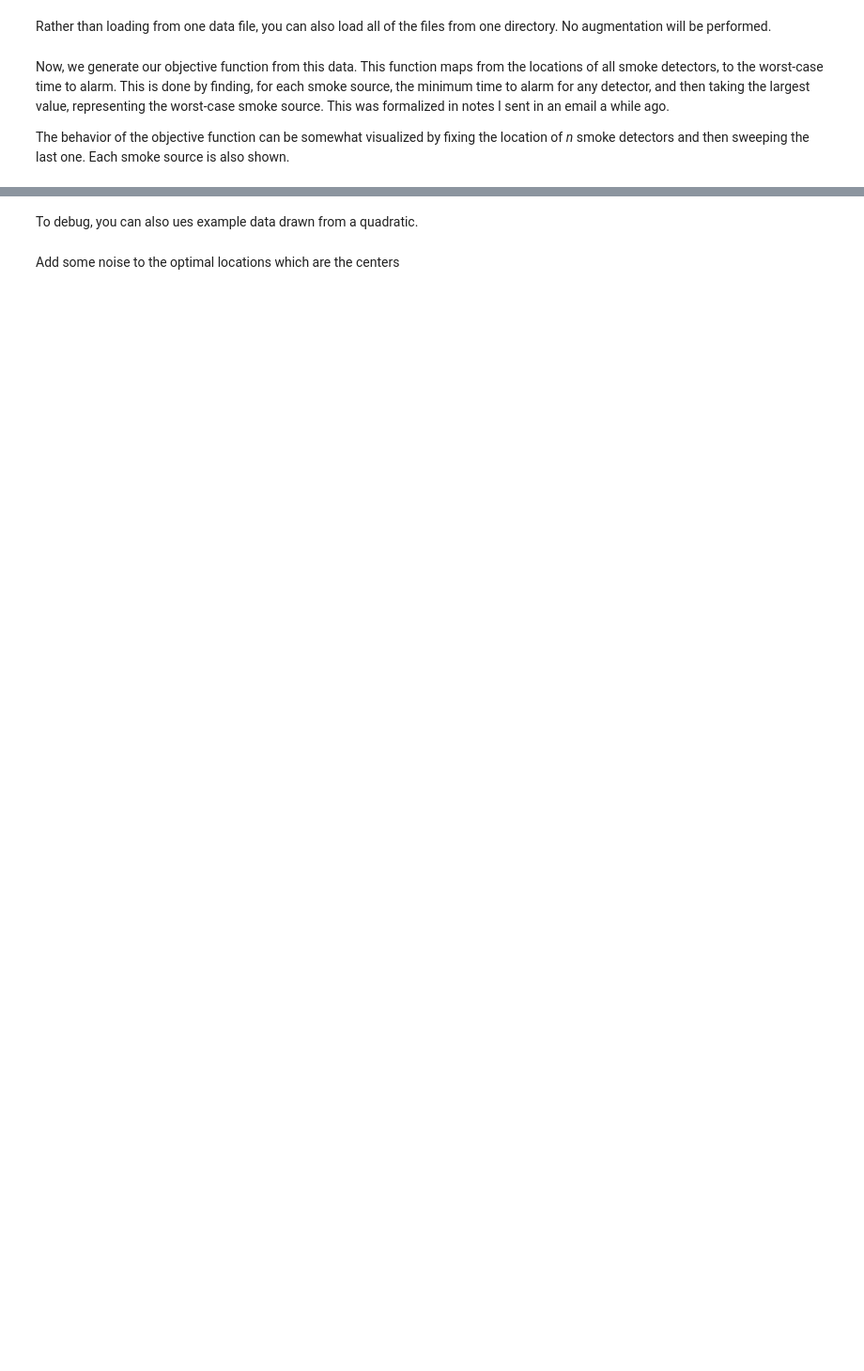
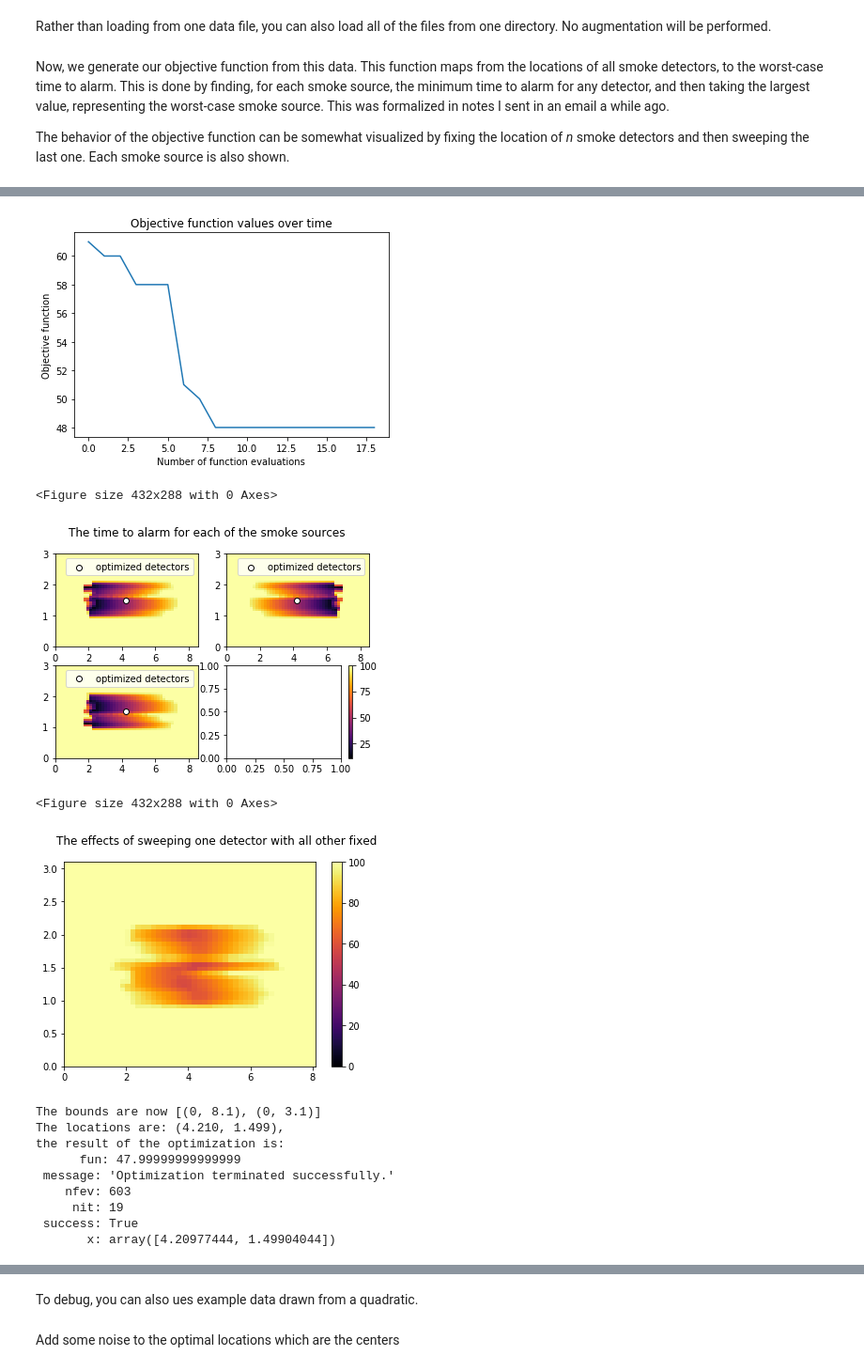
Before and after one commit to russelldj/SmokeDetectorOptimization, a Jupyter notebook: StreamlinedExperiments.ipynb, the cells around one changed output, grey strips where cells are left out. Shown at 94% size. Saved outputs shown, nothing was run; the diff lists cells and outputs as text; code cells hidden in the pictures; blank space fills up the shorter version.

```diff
--- a/StreamlinedExperiments.ipynb
+++ b/StreamlinedExperiments.ipynb
@@ -79,4 +61,19 @@ print("the result of the optimization is:\n {}".format(description))
 # %%
 # running with one detector
-description = SDO.optimize(smoke_sources, bounds, initialization[:2], genetic=True)
+description = SDO.optimize(smoke_sources, bounds, 1, genetic=True)
 print("the result of the optimization is:\n {}".format(description))
+# %% [output]
+[figure, added]
+<Figure size 432x288 with 0 Axes>
+[figure, added]
+<Figure size 432x288 with 0 Axes>
+[figure, added]
+The bounds are now [(0, 8.1), (0, 3.1)]
+The locations are: (4.210, 1.499),
+the result of the optimization is:
+      fun: 47.99999999999999
+ message: 'Optimization terminated successfully.'
+    nfev: 603
+     nit: 19
+ success: True
+       x: array([4.20977444, 1.49904044])
```
Also changed, not shown: parts of 6 cells of this notebook, 1 other file.
